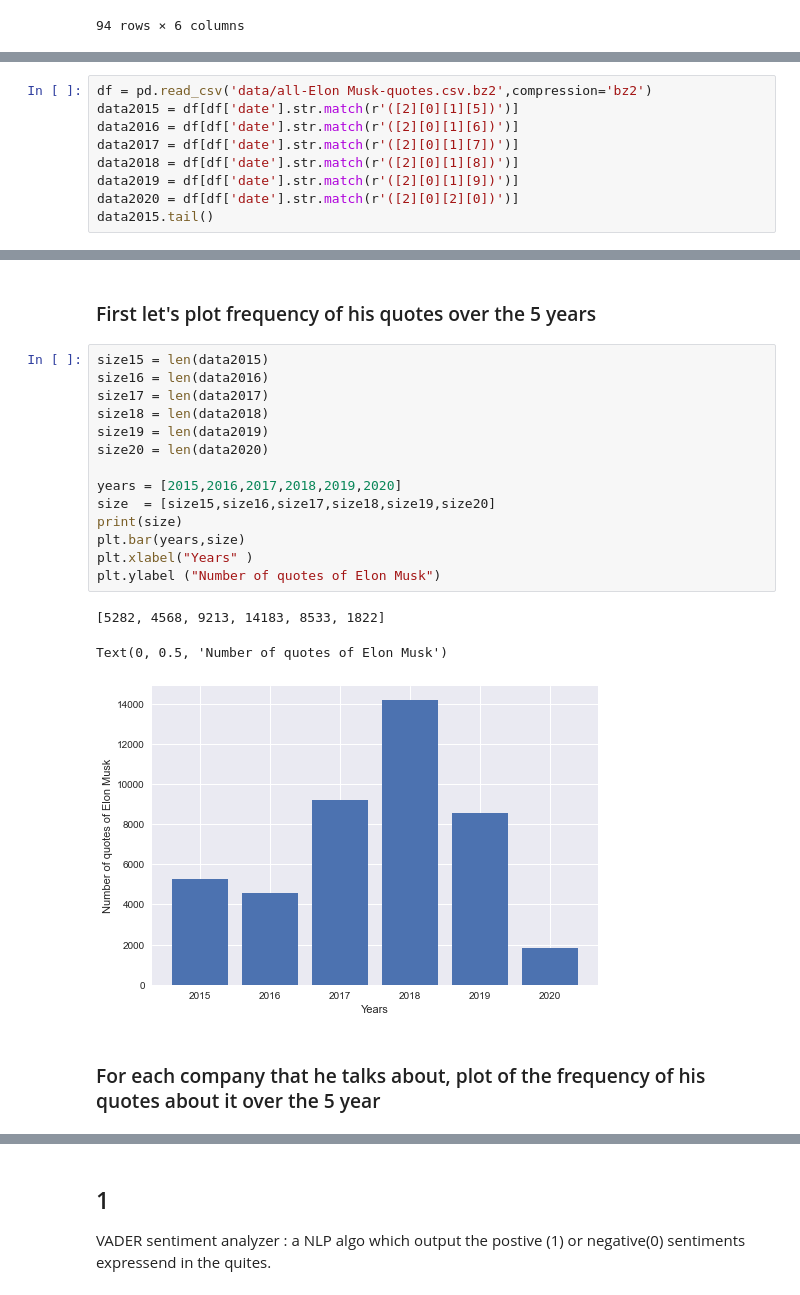
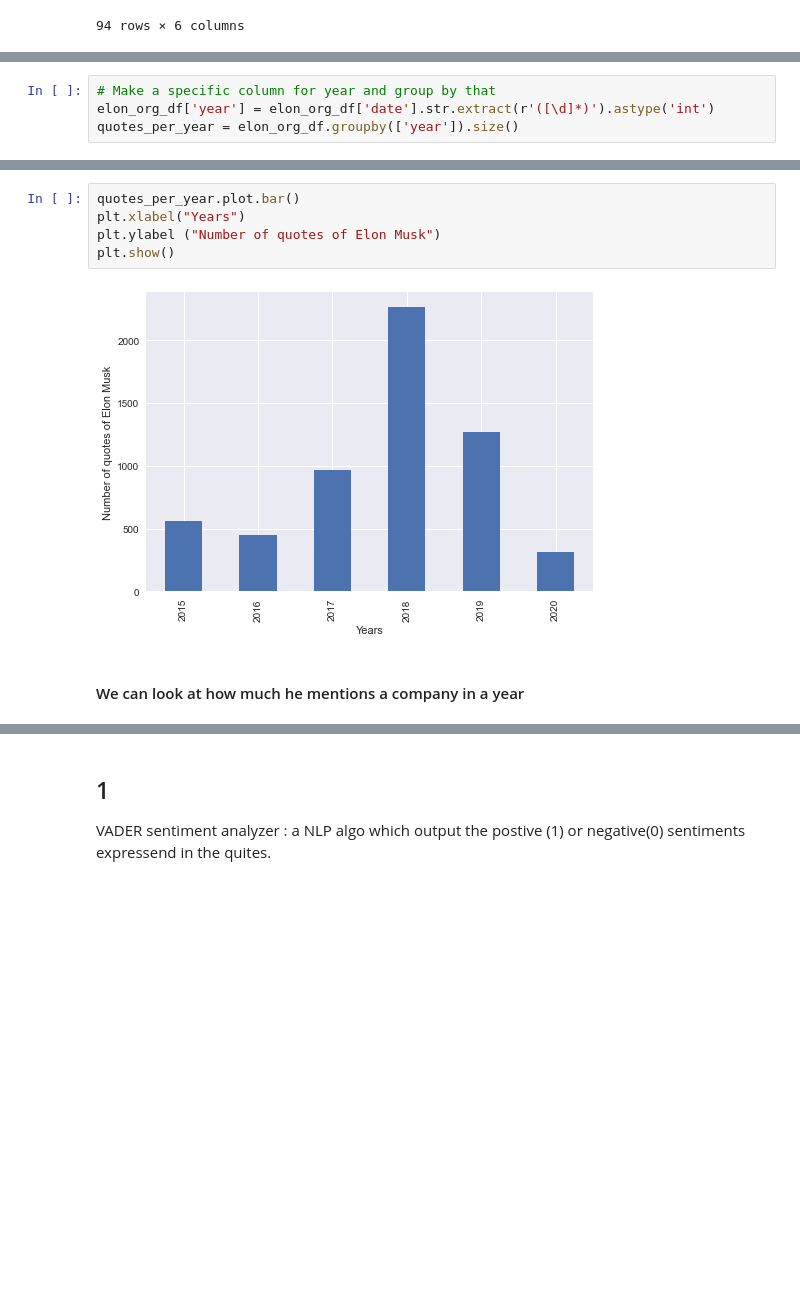
Before and after one commit to LobsterChampage/ada-2021-project-madagascar, a Jupyter notebook: Main.ipynb, the cells around one changed output, grey strips where cells are left out. Cells and saved outputs as stored; diff of their text form; blank space fills up the shorter version.

Commit message:
remove setup add show org by year function and cleanup on main

```diff
--- a/Main.ipynb
+++ b/Main.ipynb
@@ -115,9 +122,4 @@ for i in range(len(apples)):
 # %%
-df = pd.read_csv('data/all-Elon Musk-quotes.csv.bz2',compression='bz2')
-data2015 = df[df['date'].str.match(r'([2][0][1][5])')]
-data2016 = df[df['date'].str.match(r'([2][0][1][6])')]
-data2017 = df[df['date'].str.match(r'([2][0][1][7])')]
-data2018 = df[df['date'].str.match(r'([2][0][1][8])')]
-data2019 = df[df['date'].str.match(r'([2][0][1][9])')]
-data2020 = df[df['date'].str.match(r'([2][0][2][0])')]
-data2015.tail()
+# Make a specific column for year and group by that
+elon_org_df['year'] = elon_org_df['date'].str.extract(r'([\d]*)').astype('int')
+quotes_per_year = elon_org_df.groupby(['year']).size()
@@ -131,22 +126,9 @@ data2015.tail()
-# %% [markdown]
-### First let's plot frequency of his quotes over the 5 years
 # %%
-size15 = len(data2015)
-size16 = len(data2016)
-size17 = len(data2017)
-size18 = len(data2018)
-size19 = len(data2019)
-size20 = len(data2020)
-
-years = [2015,2016,2017,2018,2019,2020]
-size  = [size15,size16,size17,size18,size19,size20]
-print(size)
-plt.bar(years,size)
-plt.xlabel("Years" )
+quotes_per_year.plot.bar()
+plt.xlabel("Years")
 plt.ylabel ("Number of quotes of Elon Musk")
+plt.show()
 # %% [output]
-[5282, 4568, 9213, 14183, 8533, 1822]
-Text(0, 0.5, 'Number of quotes of Elon Musk')
-[figure, old version]
+[figure, new version]
 # %% [markdown]
-###  For each company that he talks about, plot of the frequency of his quotes about it over the 5 year
+####  We can look at how much he mentions a company in a year
```
Also changed, not shown: parts of 16 cells of this notebook, 4 other files.
